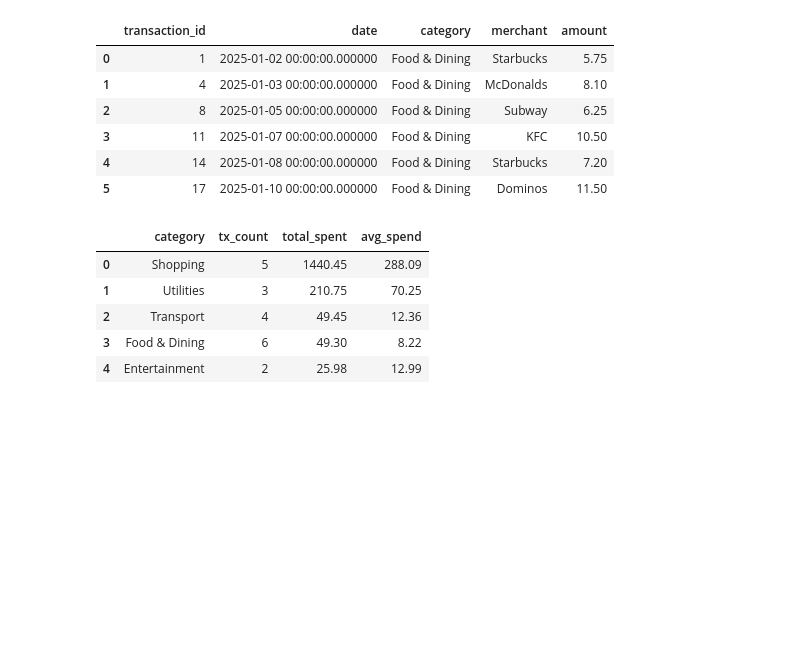
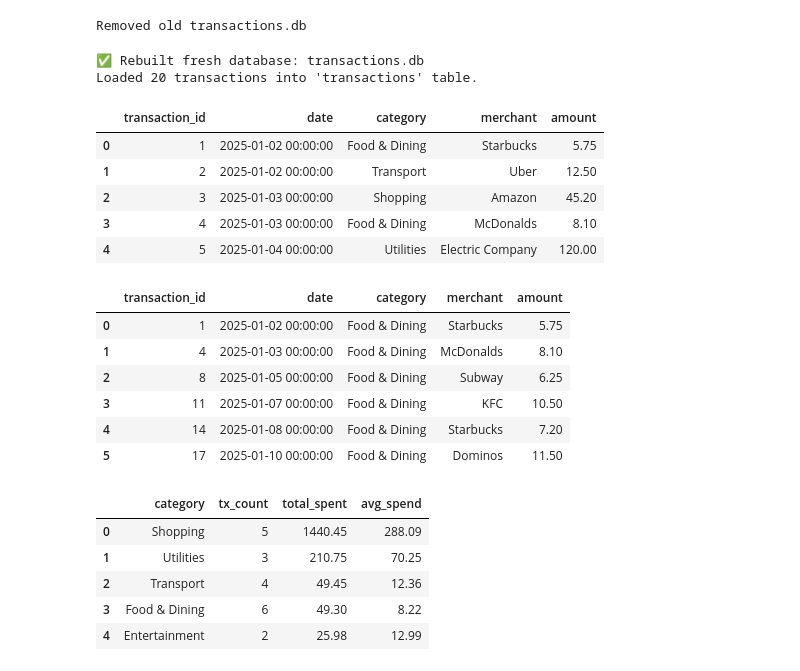
Before and after one commit to pixelskysolutions/stock-price-analysis, a Jupyter notebook: MODULE-2/SQL_Transaction_Dashboard.ipynb, the cells around one changed output. Cells and saved outputs as stored; diff of their text form; code cells hidden in the pictures; blank space fills up the shorter version.

```diff
--- a/MODULE-2/SQL_Transaction_Dashboard.ipynb
+++ b/MODULE-2/SQL_Transaction_Dashboard.ipynb
@@ -33,0 +30,10 @@ df.head()
+# %%
+# Ensure no DB lock: only try to remove if no one is connected
+if os.path.exists(db_file):
+    try:
+        os.remove(db_file)
+        print(f"Removed old {db_file}")
+    except PermissionError:
+        print(f"⚠️ Could not remove {db_file} (file in use). Restart kernel or close connections.")
+# %% [output]
+Removed old transactions.db
@@ -33,0 +43,10 @@ df.head()
+# %%
+# Rebuild SQLite DB safely using context manager
+with sqlite3.connect(db_file) as conn:
+    df.to_sql("transactions", conn, if_exists="replace", index=False)
+
+print(f"✅ Rebuilt fresh database: {db_file}")
+print(f"Loaded {len(df)} transactions into 'transactions' table.")
+# %% [output]
+✅ Rebuilt fresh database: transactions.db
+Loaded 20 transactions into 'transactions' table.
@@ -34,16 +57,24 @@ df.head()
+# %%
+# Example: show first 5 transactions
+engine = create_engine(f"sqlite:///{db_file}", echo=False)
+q = "SELECT * FROM transactions LIMIT 5;"
+pd.read_sql_query(q, engine)
+# %% [output]
+|  | transaction_id | date | category | merchant | amount |
+| 0 | 1 | 2025-01-02 00:00:00 | Food & Dining | Starbucks | 5.75 |
+| 1 | 2 | 2025-01-02 00:00:00 | Transport | Uber | 12.50 |
+| 2 | 3 | 2025-01-03 00:00:00 | Shopping | Amazon | 45.20 |
+| 3 | 4 | 2025-01-03 00:00:00 | Food & Dining | McDonalds | 8.10 |
+| 4 | 5 | 2025-01-04 00:00:00 | Utilities | Electric Company | 120.00 |
 # %%
-# 1) SELECT * LIMIT 5 via SQL
-q = "SELECT * FROM transactions LIMIT 5;"
+# Example: show all Food & Dining transactions
+q = "SELECT * FROM transactions WHERE category='Food & Dining' ORDER BY date;"
 pd.read_sql_query(q, engine)
-
-# 2) WHERE: Food & Dining transactions
-q = "SELECT * FROM transactions WHERE category = 'Food & Dining' ORDER BY date;"
-pd.read_sql_query(q, engine)
 # %% [output]
 |  | transaction_id | date | category | merchant | amount |
-| 0 | 1 | 2025-01-02 00:00:00.000000 | Food & Dining | Starbucks | 5.75 |
-| 1 | 4 | 2025-01-03 00:00:00.000000 | Food & Dining | McDonalds | 8.10 |
-| 2 | 8 | 2025-01-05 00:00:00.000000 | Food & Dining | Subway | 6.25 |
-| 3 | 11 | 2025-01-07 00:00:00.000000 | Food & Dining | KFC | 10.50 |
-| 4 | 14 | 2025-01-08 00:00:00.000000 | Food & Dining | Starbucks | 7.20 |
-| 5 | 17 | 2025-01-10 00:00:00.000000 | Food & Dining | Dominos | 11.50 |
+| 0 | 1 | 2025-01-02 00:00:00 | Food & Dining | Starbucks | 5.75 |
+| 1 | 4 | 2025-01-03 00:00:00 | Food & Dining | McDonalds | 8.10 |
+| 2 | 8 | 2025-01-05 00:00:00 | Food & Dining | Subway | 6.25 |
+| 3 | 11 | 2025-01-07 00:00:00 | Food & Dining | KFC | 10.50 |
+| 4 | 14 | 2025-01-08 00:00:00 | Food & Dining | Starbucks | 7.20 |
+| 5 | 17 | 2025-01-10 00:00:00 | Food & Dining | Dominos | 11.50 |
```
Also changed, not shown: parts of 22 cells of this notebook, 1 other file.
